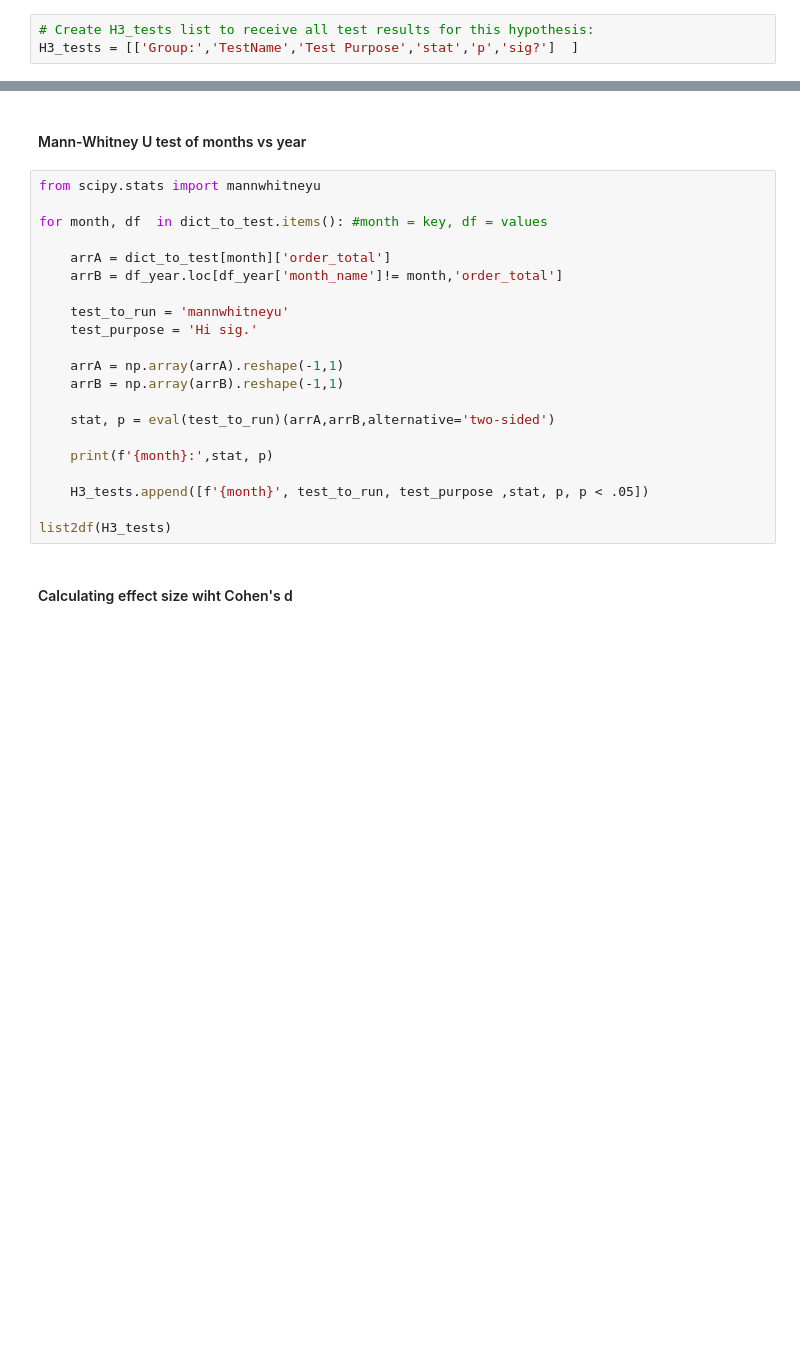
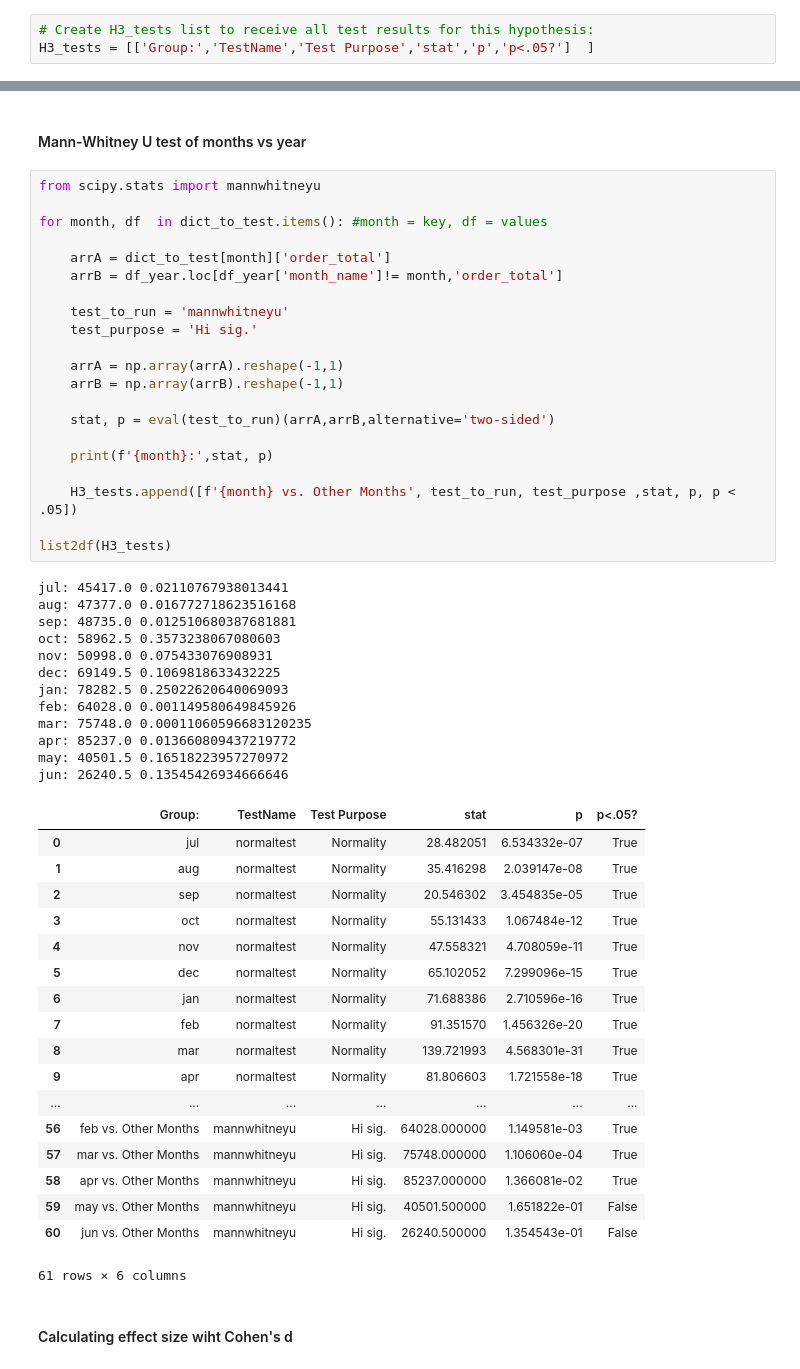
Before and after one commit to jirvingphd/dsc-2-final-project-online-ds-ft-021119, a Jupyter notebook: Old .ipynb's/Mod2_Project_CombDraftv2_H1-H4-Copy_to_MVM.ipynb, the cells around one changed output, grey strips where cells are left out. Saved outputs shown, nothing was run; the diff lists cells and outputs as text; blank space fills up the shorter version.

```diff
--- a/Old .ipynb's/Mod2_Project_CombDraftv2_H1-H4-Copy_to_MVM.ipynb
+++ b/Old .ipynb's/Mod2_Project_CombDraftv2_H1-H4-Copy_to_MVM.ipynb
@@ -2386,6 +2618,6 @@ for k,v in dict_to_test.items():
 # %%
 # Create H3_tests list to receive all test results for this hypothesis:
-H3_tests = [['Group:','TestName','Test Purpose','stat','p','sig?']  ]
+H3_tests = [['Group:','TestName','Test Purpose','stat','p','p<.05?']  ]
 # %%
 # Use normaltest for D'Agostino Pearson's test
 from scipy.stats import normaltest
@@ -2455,24 +2720,55 @@ list2df(H3_tests)
 # %%
 from scipy.stats import mannwhitneyu
 
 for month, df  in dict_to_test.items(): #month = key, df = values
 
     arrA = dict_to_test[month]['order_total']
     arrB = df_year.loc[df_year['month_name']!= month,'order_total']
 
     test_to_run = 'mannwhitneyu'
     test_purpose = 'Hi sig.'
 
     arrA = np.array(arrA).reshape(-1,1)
     arrB = np.array(arrB).reshape(-1,1)
 
     stat, p = eval(test_to_run)(arrA,arrB,alternative='two-sided')
 
     print(f'{month}:',stat, p)
 
-    H3_tests.append([f'{month}', test_to_run, test_purpose ,stat, p, p < .05])
+    H3_tests.append([f'{month} vs. Other Months', test_to_run, test_purpose ,stat, p, p < .05])
 
 list2df(H3_tests)
+# %% [output]
+jul: 45417.0 0.02110767938013441
+aug: 47377.0 0.016772718623516168
+sep: 48735.0 0.012510680387681881
+oct: 58962.5 0.3573238067080603
+nov: 50998.0 0.075433076908931
+dec: 69149.5 0.1069818633432225
+jan: 78282.5 0.25022620640069093
+feb: 64028.0 0.001149580649845926
+mar: 75748.0 0.00011060596683120235
+apr: 85237.0 0.013660809437219772
+may: 40501.5 0.16518223957270972
+jun: 26240.5 0.13545426934666646
+|  | Group: | TestName | Test Purpose | stat | p | p<.05? |
+| 0 | jul | normaltest | Normality | 28.482051 | 6.534332e-07 | True |
+| 1 | aug | normaltest | Normality | 35.416298 | 2.039147e-08 | True |
+| 2 | sep | normaltest | Normality | 20.546302 | 3.454835e-05 | True |
+| 3 | oct | normaltest | Normality | 55.131433 | 1.067484e-12 | True |
+| 4 | nov | normaltest | Normality | 47.558321 | 4.708059e-11 | True |
+| 5 | dec | normaltest | Normality | 65.102052 | 7.299096e-15 | True |
+| 6 | jan | normaltest | Normality | 71.688386 | 2.710596e-16 | True |
+| 7 | feb | normaltest | Normality | 91.351570 | 1.456326e-20 | True |
+| 8 | mar | normaltest | Normality | 139.721993 | 4.568301e-31 | True |
+| 9 | apr | normaltest | Normality | 81.806603 | 1.721558e-18 | True |
+| ... | ... | ... | ... | ... | ... | ... |
+| 56 | feb vs. Other Months | mannwhitneyu | Hi sig. | 64028.000000 | 1.149581e-03 | True |
+| 57 | mar vs. Other Months | mannwhitneyu | Hi sig. | 75748.000000 | 1.106060e-04 | True |
+| 58 | apr vs. Other Months | mannwhitneyu | Hi sig. | 85237.000000 | 1.366081e-02 | True |
+| 59 | may vs. Other Months | mannwhitneyu | Hi sig. | 40501.500000 | 1.651822e-01 | False |
+| 60 | jun vs. Other Months | mannwhitneyu | Hi sig. | 26240.500000 | 1.354543e-01 | False |
+61 rows × 6 columns
 # %% [markdown]
 #### Calculating effect size wiht Cohen's d
 # %%
```
Also changed, not shown: parts of 58 cells of this notebook, 4 other files.
